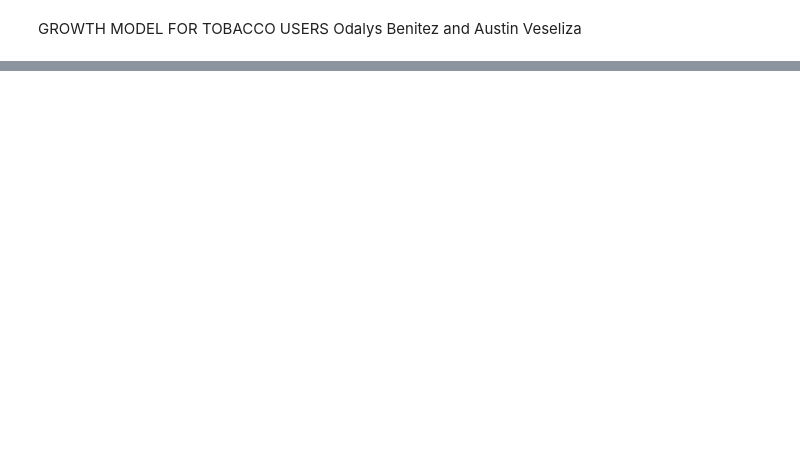
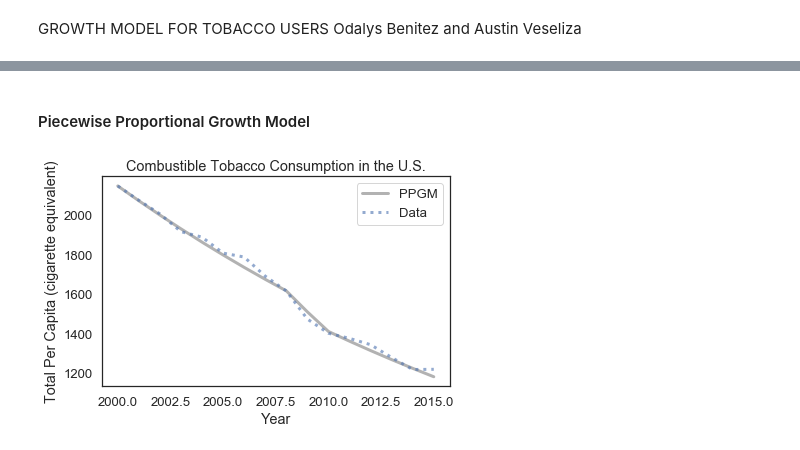
Before and after one commit to AustinVes/ModSim-Project1, a Jupyter notebook: Growth Model for Tobacco Users.ipynb, the cells around one changed output, grey strips where cells are left out. Cells and saved outputs as stored; diff of their text form; code cells hidden in the pictures; blank space fills up the shorter version.

```diff
--- a/Growth Model for Tobacco Users.ipynb
+++ b/Growth Model for Tobacco Users.ipynb
@@ -74,5 +26,0 @@ array([-62.06666667])
-# %%
-system = System(t_0=t_0,
-                t_end=t_end,
-                p_0=p_0,
-                annual_growth=annual_growth)
@@ -181,0 +261,19 @@ decorate(xlabel='Year',
+# %% [markdown]
+#### Piecewise Proportional Growth Model
+# %%
+# set expected parameters in System object for update function
+system.prop_alpha1 = -0.035
+system.prop_alpha2 = -0.066
+system.prop_alpha3 = -0.035
+
+# simulate the model using the initial state in system and the given growth model
+results = run_simulation(system, piecewise_proportional_update_func)
+
+# plot the results
+plot(results, color='gray', label='PPGM')
+plot(year, totalpc, ':', label='Data')
+decorate(xlabel='Year',
+         ylabel='Total Per Capita (cigarette equivalent)',
+         title='Combustible Tobacco Consumption in the U.S.')
+# %% [output]
+[figure, added]
```
Also changed, not shown: parts of 51 cells of this notebook.
